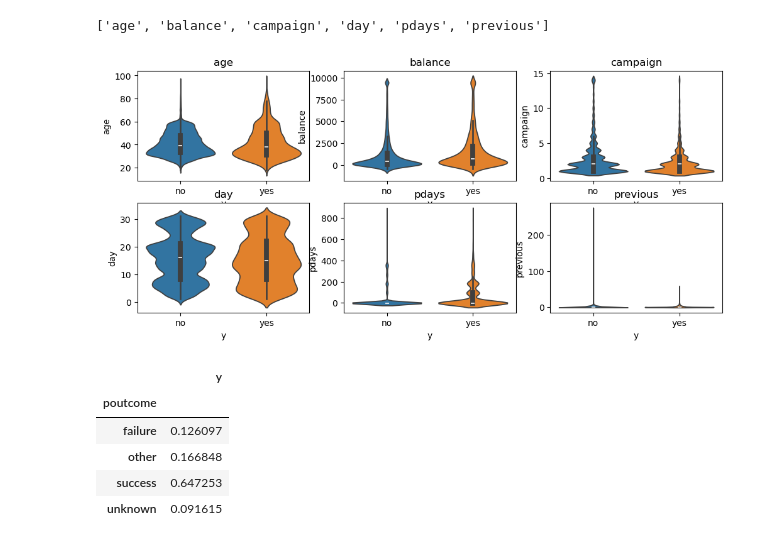
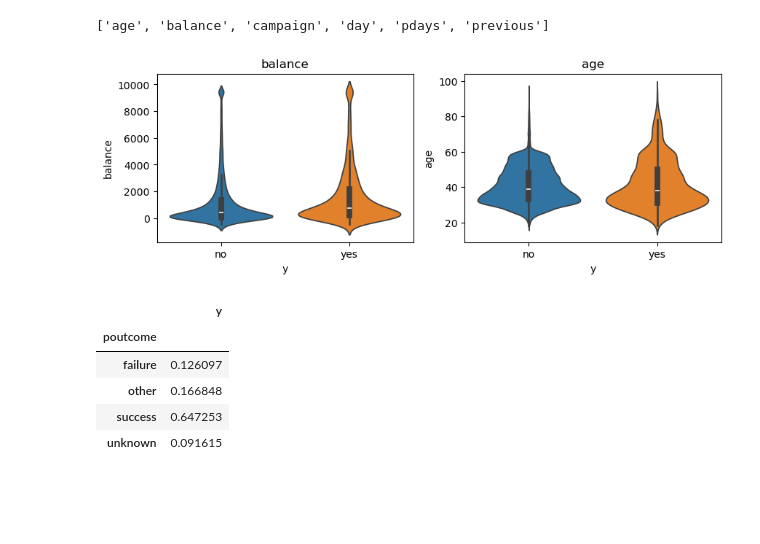
Before and after one commit to garimasc/bank_marketing, a Jupyter notebook: evaluate_classification.ipynb, the cells around one changed output. Drawn from its saved outputs; the diff is of its cells as text; code cells hidden in the pictures; blank space fills up the shorter version.

```diff
--- a/evaluate_classification.ipynb
+++ b/evaluate_classification.ipynb
@@ -51,18 +51,10 @@ Name: proportion, dtype: float64
 # %% [markdown]
 1. The probability of a customer subscribing to a term deposit goes down as the number of contacts performed during this campaign increases.
 # %%
+# calculate custom buckets for time since last contact
 data.drop(['time_since_last_contact'], axis= 1, inplace= True)
-# data.loc[(data.pdays >= 0) & (data.pdays <7), "time_since_last_contact"] = " <1 Wk"
-# data.loc[(data.pdays >= 0) & (data.pdays < 31), "time_since_last_contact"] = "< 1 M"
 data.loc[(data.pdays >= 0) & (data.pdays < 90), "time_since_last_contact"] = "<3 M"
 data.loc[(data.pdays >= 91) & (data.pdays < 180), "time_since_last_contact"] = "3-6 M"
 data.loc[(data.pdays >= 181) & (data.pdays < 365), "time_since_last_contact"] = "6M - 1Y"
 data.loc[(data.pdays >= 266) & (data.pdays < 99999), "time_since_last_contact"] = ">1 Y"
 data['time_since_last_contact'] = data['time_since_last_contact'].fillna('NA')
-
-data.drop(['days_since_last_contact'], axis= 1, inplace= True)
-days_since_contact = pd.qcut(data.query('pdays >= 0')['pdays'], q= 3)
-data.loc[days_since_contact.index, "days_since_last_contact"] = days_since_contact.astype(str).values
-data['days_since_last_contact'] = data['days_since_last_contact'].fillna('NA')
-
-data['days_since_last_contact'].value_counts()
@@ -76,7 +61,10 @@ Name: count, dtype: int64
 # %%
+# function to calculate probability of success
+calc_success_rate = lambda x: (x=="yes").sum()/len(x)
+
 # winsorize some of the numerical data
 data['balance'] = winsorize(data['balance'], (0.02, 0.02))
-data['campaign'] = winsorize(data['campaign'], (0, 0.015))
+data['campaign'] = winsorize(data['campaign'], (0, 0.015)).astype(int)
 # %%
 fig,axs = plt.subplots(figsize= (13,4), ncols= 3)
 
@@ -121,19 +112,19 @@ num_features
 # %% [output]
 ['age', 'balance', 'campaign', 'day', 'pdays', 'previous']
 # %%
-fig, axs = plt.subplots(figsize= (12,5), ncols= 3, nrows= 2)
+fig, axs = plt.subplots(figsize= (10,3), ncols= 2, nrows= 1)
 ii= 0; jj= 0
 
-for yy in num_features:
-    sns.violinplot(data= data, x= "y", hue= "y", y= yy, ax= axs[ii,jj])
-    axs[ii,jj].set_title(yy)
+for yy in ['balance', 'age']:
+    sns.violinplot(data= data, x= "y", hue= "y", y= yy, ax= axs[jj], legend= False)
+    axs[jj].set_title(yy)
     if jj == 2:
         jj =0
         ii += 1
     else:
         jj += 1
 # %% [output]
-[figure, old version]
+[figure, new version]
 # %%
 pd.pivot_table(data, index= "poutcome", values= "y", aggfunc= calc_success_rate)
 # %% [output]
```
Also changed, not shown: parts of 10 cells of this notebook, 7 other files.
